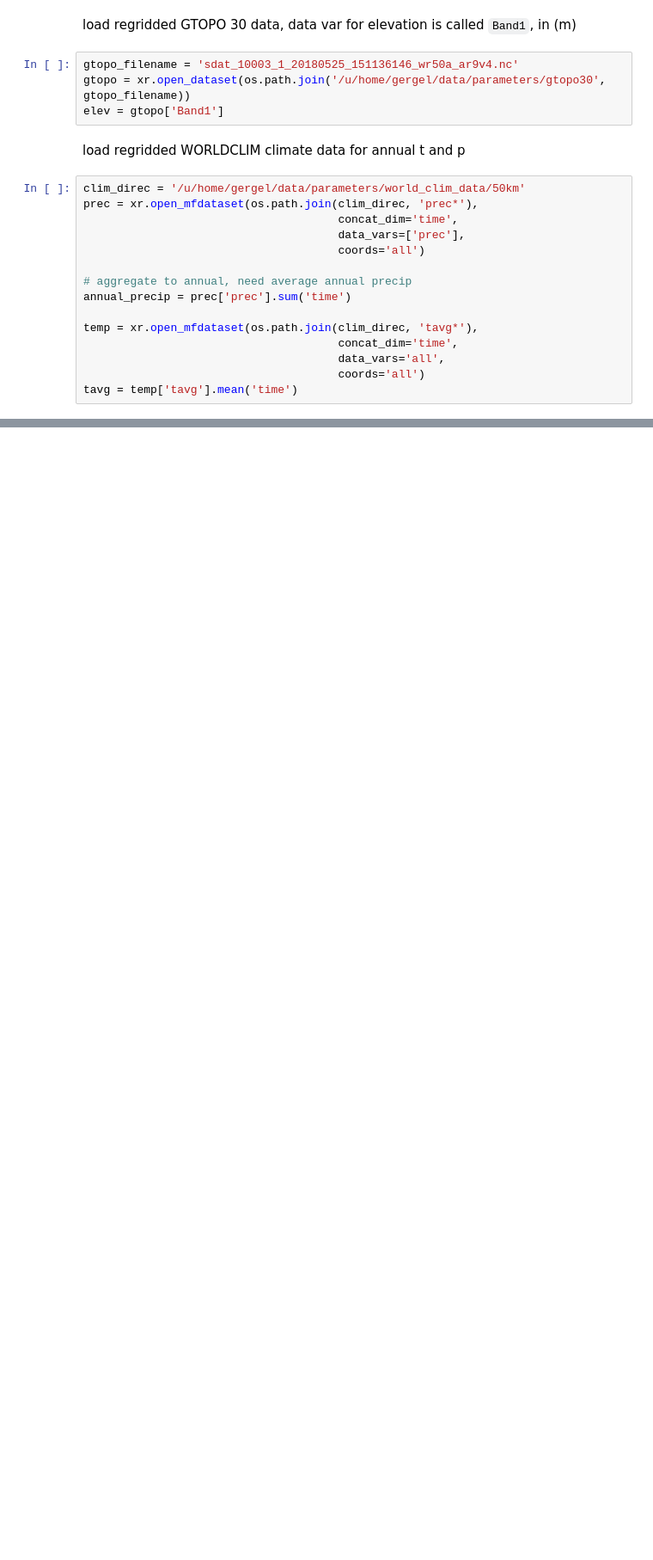
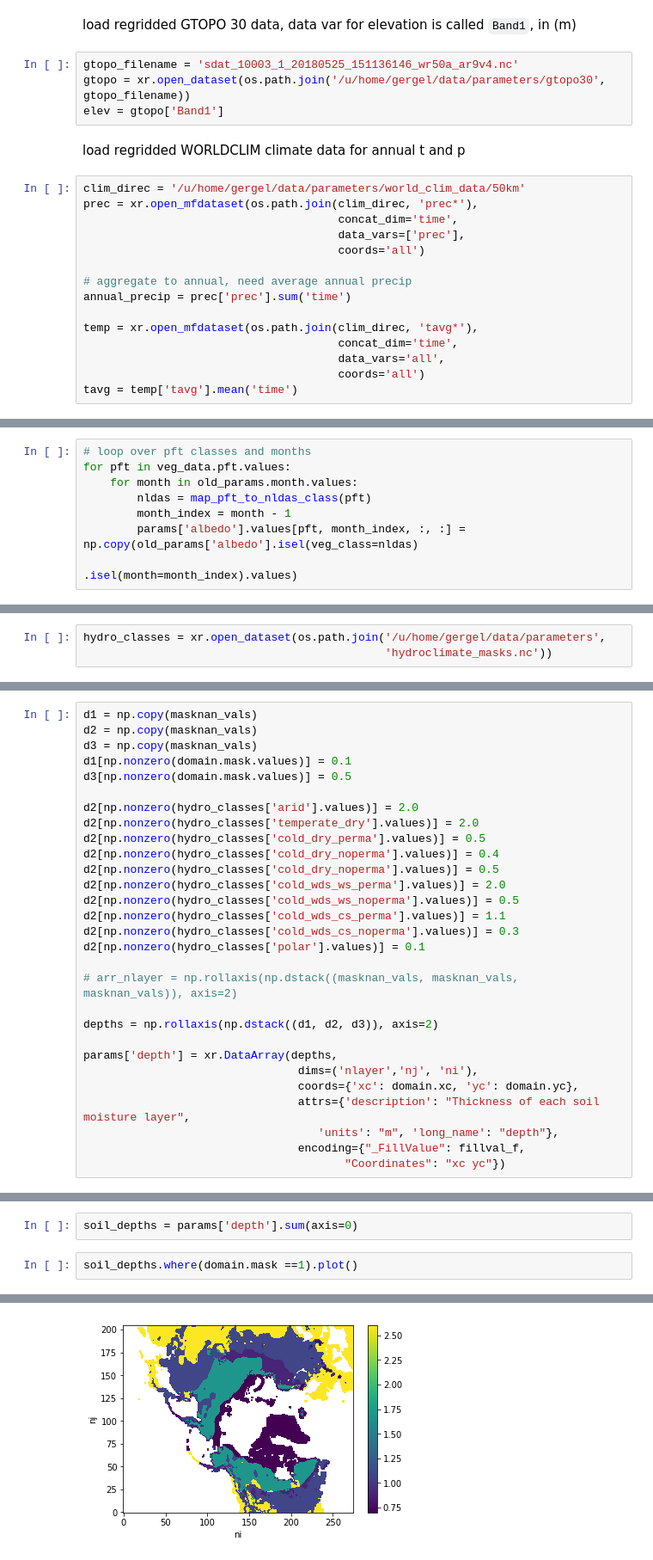
Before and after one commit to UW-Hydro/rasm-vic5-parameters, a Jupyter notebook: initial_parameters.ipynb, the cells around one changed output, grey strips where cells are left out. Shown: that part at 86% size. Saved outputs shown, nothing was run; the diff lists cells and outputs as text; blank space fills up the shorter version.

Commit message:
many many updates to parameter generation

```diff
--- a/initial_parameters.ipynb
+++ b/initial_parameters.ipynb
@@ -363,0 +935,8 @@ tavg = temp['tavg'].mean('time')
+# %%
+# loop over pft classes and months
+for pft in veg_data.pft.values:
+    for month in old_params.month.values:
+        nldas = map_pft_to_nldas_class(pft)
+        month_index = month - 1
+        params['albedo'].values[pft, month_index, :, :] = np.copy(old_params['albedo'].isel(veg_class=nldas)
+                                                      .isel(month=month_index).values)
@@ -363,0 +973,3 @@ tavg = temp['tavg'].mean('time')
+# %%
+hydro_classes = xr.open_dataset(os.path.join('/u/home/gergel/data/parameters',
+                                             'hydroclimate_masks.nc'))
@@ -363,0 +1000,29 @@ tavg = temp['tavg'].mean('time')
+# %%
+d1 = np.copy(masknan_vals)
+d2 = np.copy(masknan_vals)
+d3 = np.copy(masknan_vals)
+d1[np.nonzero(domain.mask.values)] = 0.1
+d3[np.nonzero(domain.mask.values)] = 0.5
+
+d2[np.nonzero(hydro_classes['arid'].values)] = 2.0
+d2[np.nonzero(hydro_classes['temperate_dry'].values)] = 2.0
+d2[np.nonzero(hydro_classes['cold_dry_perma'].values)] = 0.5
+d2[np.nonzero(hydro_classes['cold_dry_noperma'].values)] = 0.4
+d2[np.nonzero(hydro_classes['cold_dry_noperma'].values)] = 0.5
+d2[np.nonzero(hydro_classes['cold_wds_ws_perma'].values)] = 2.0
+d2[np.nonzero(hydro_classes['cold_wds_ws_noperma'].values)] = 0.5
+d2[np.nonzero(hydro_classes['cold_wds_cs_perma'].values)] = 1.1
+d2[np.nonzero(hydro_classes['cold_wds_cs_noperma'].values)] = 0.3
+d2[np.nonzero(hydro_classes['polar'].values)] = 0.1
+
+# arr_nlayer = np.rollaxis(np.dstack((masknan_vals, masknan_vals, masknan_vals)), axis=2)
+
+depths = np.rollaxis(np.dstack((d1, d2, d3)), axis=2)
+
+params['depth'] = xr.DataArray(depths,
+                                dims=('nlayer','nj', 'ni'),
+                                coords={'xc': domain.xc, 'yc': domain.yc},
+                                attrs={'description': "Thickness of each soil moisture layer",
+                                   'units': "m", 'long_name': "depth"},
+                                encoding={"_FillValue": fillval_f,
+                                       "Coordinates": "xc yc"})
@@ -363,0 +1033,5 @@ tavg = temp['tavg'].mean('time')
+# %%
+soil_depths = params['depth'].sum(axis=0)
+# %%
+soil_depths.where(domain.mask ==1).plot()
+# %% [output]
@@ -363,0 +1039 @@ tavg = temp['tavg'].mean('time')
+[figure, added]
```
Also changed, not shown: parts of 79 cells of this notebook.
